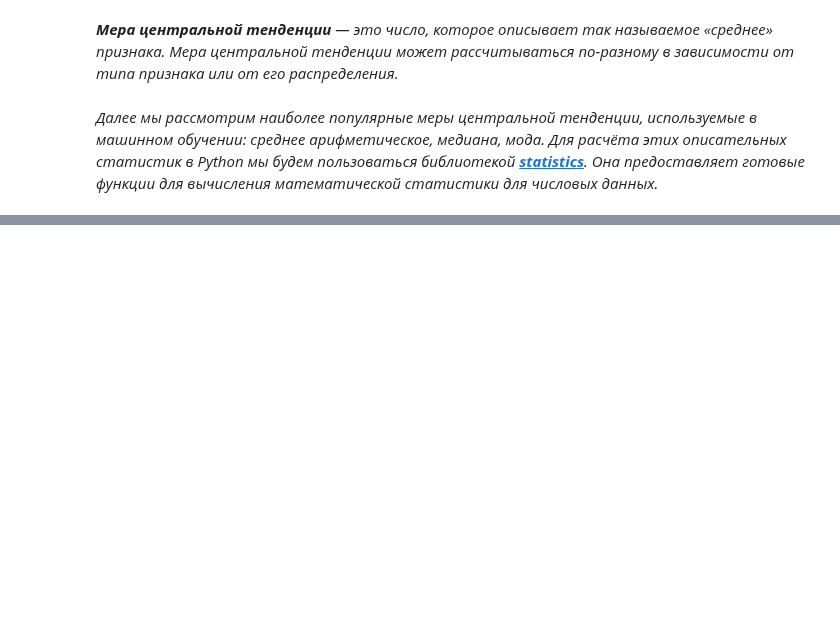
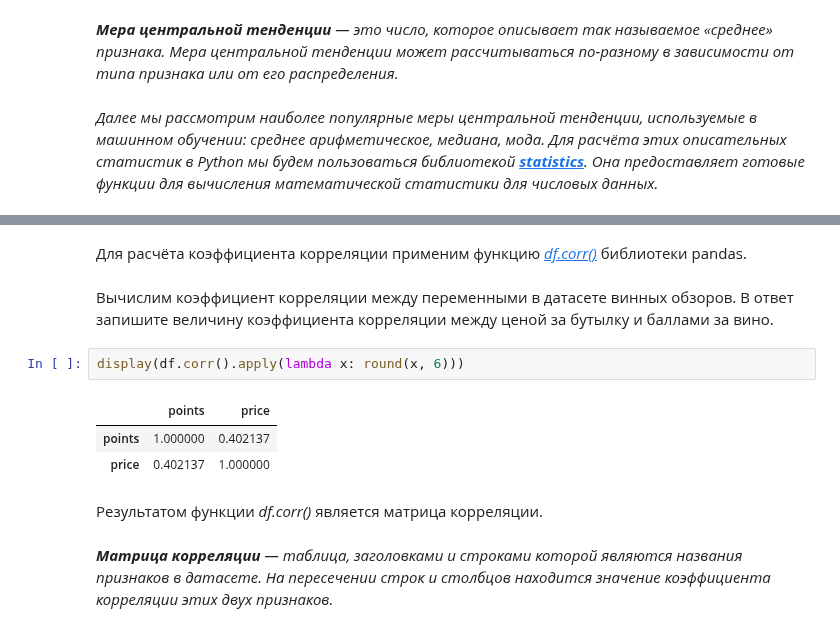
Before and after one commit to Dredox22/sf_data_science, a Jupyter notebook: SkillFactory/EDA_2_Математическая_статистика_в_контексте_EDA/module.ipynb, the cells around one changed output, grey strips where cells are left out. Cells and saved outputs as stored; diff of their text form; blank space fills up the shorter version.

```diff
--- a/SkillFactory/EDA_2_Математическая_статистика_в_контексте_EDA/module.ipynb
+++ b/SkillFactory/EDA_2_Математическая_статистика_в_контексте_EDA/module.ipynb
@@ -98,0 +246,14 @@ df['price'].min()
+# %% [markdown]
+Для расчёта коэффициента корреляции применим функцию *[df.corr()](https://pandas.pydata.org/docs/reference/api/pandas.DataFrame.corr.html)* библиотеки pandas.
+# %% [markdown]
+Вычислим коэффициент корреляции между переменными в датасете винных обзоров. В ответ запишите величину коэффициента корреляции между ценой за бутылку и баллами за вино.
+# %%
+display(df.corr().apply(lambda x: round(x, 6)))
+# %% [output]
+|  | points | price |
+| points | 1.000000 | 0.402137 |
+| price | 0.402137 | 1.000000 |
+# %% [markdown]
+Результатом функции *df.corr()* является матрица корреляции.
+# %% [markdown]
+***Матрица корреляции** — таблица, заголовками и строками которой являются названия признаков в датасете. На пересечении строк и столбцов находится значение коэффициента корреляции этих двух признаков.*
```
Also changed, not shown: parts of 42 cells of this notebook, 6 other files.
